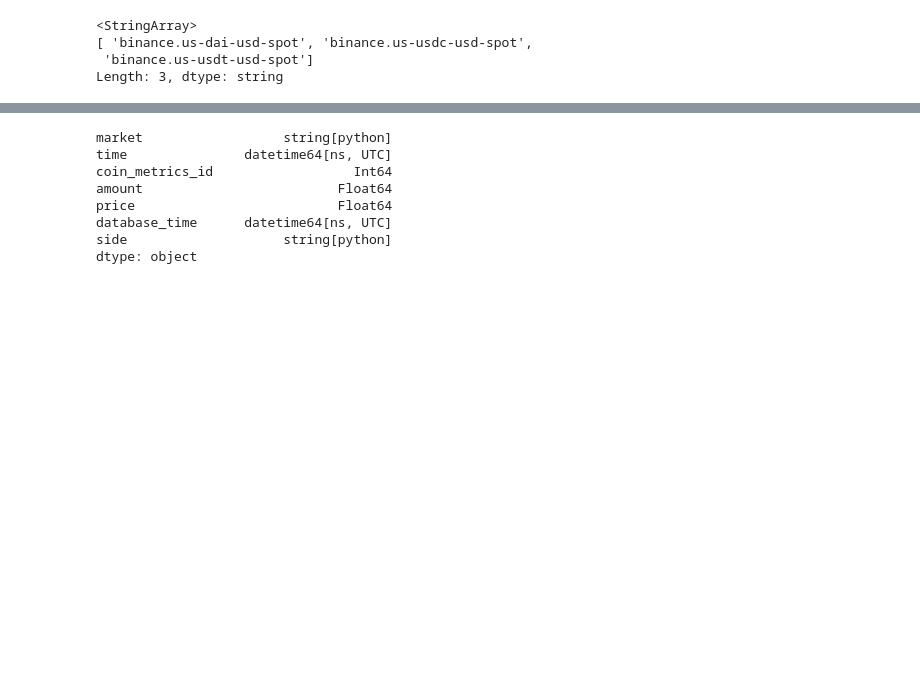
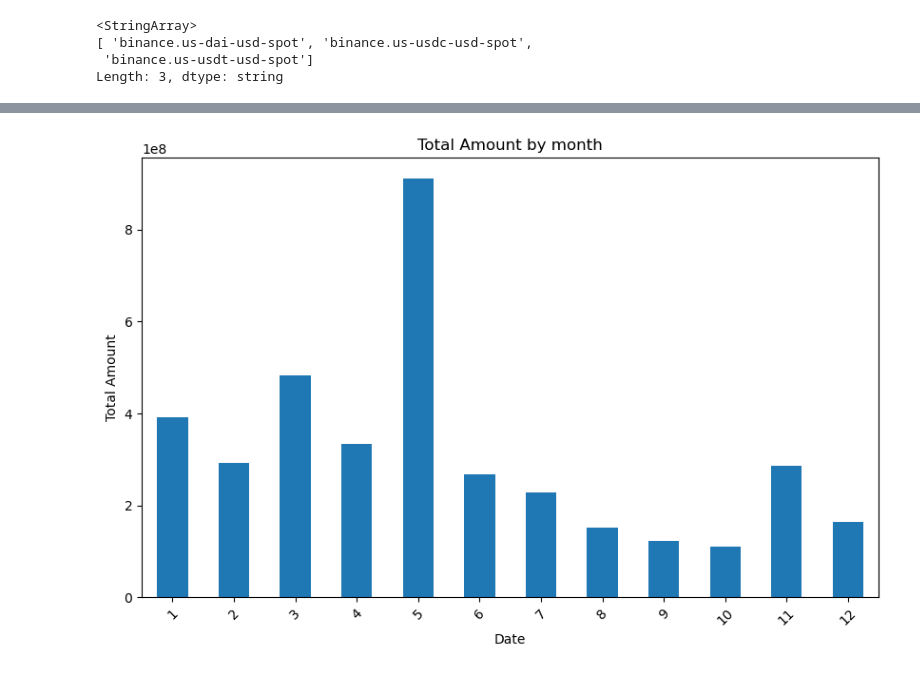
Before and after one commit to tilian15/stable_analysis, a Jupyter notebook: main.ipynb, the cells around one changed output, grey strips where cells are left out. Saved outputs shown, nothing was run; the diff lists cells and outputs as text; code cells hidden in the pictures; blank space fills up the shorter version.

```diff
--- a/main.ipynb
+++ b/main.ipynb
@@ -145,17 +148,28 @@ binance.head(1)
 # %% [output]
 |  | market | time | coin_metrics_id | amount | price | database_time | side |
 | 0 | binance.us-dai-usd-spot | 2022-01-01 00:20:22.742000+00:00 | 102202 | 63.28 | 0.9995 | 2022-01-01 00:20:22.865667+00:00 | sell |
-# %%
-binance.dtypes
-# %% [output]
-market                  string[python]
-time               datetime64[ns, UTC]
-coin_metrics_id                  Int64
-amount                         Float64
-price                          Float64
-database_time      datetime64[ns, UTC]
-side                    string[python]
-dtype: object
+# %%
+df=binance.copy()
 # %%
 import pandas as pd
 import matplotlib.pyplot as plt
+# %%
+
+# Add Month, Year, Day, and Hour columns
+df["year"] = df["time"].dt.year
+df["month"] = df["time"].dt.month
+df["day"] = df["time"].dt.day
+df["hour"] = df["time"].dt.hour
+# %%
+
+# Aggregated Amount by Day
+daily_stats = df.groupby(df["month"])["amount"].sum()
+plt.figure(figsize=(10, 6))
+daily_stats.plot(kind="bar")
+plt.title("Total Amount by month")
+plt.xlabel("Date")
+plt.ylabel("Total Amount")
+plt.xticks(rotation=45)
+plt.show()
+# %% [output]
+[figure, added]
```
Also changed, not shown: parts of 6 cells of this notebook.
